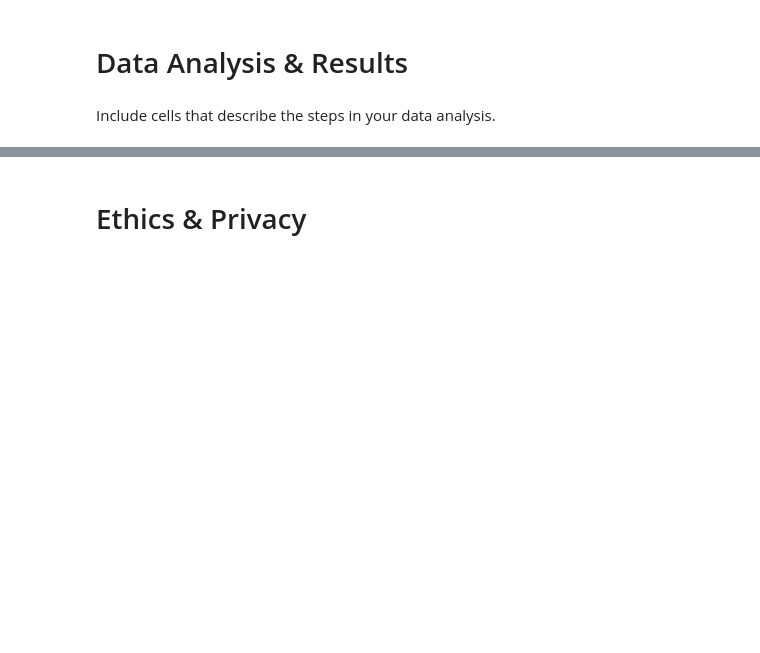
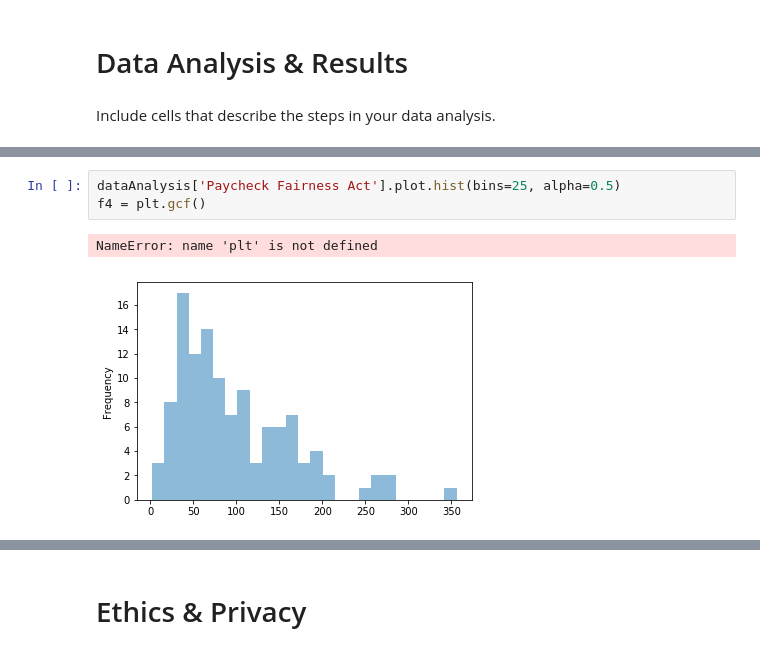
Before and after one commit to annsudhart/politician-tweet-analysis, a Jupyter notebook: data_collection.ipynb, the cells around one changed output, grey strips where cells are left out. Saved outputs shown, nothing was run; the diff lists cells and outputs as text; blank space fills up the shorter version.

```diff
--- a/data_collection.ipynb
+++ b/data_collection.ipynb
@@ -217,0 +297,6 @@ Include cells that describe the steps in your data analysis.
+# %%
+dataAnalysis['Paycheck Fairness Act'].plot.hist(bins=25, alpha=0.5)
+f4 = plt.gcf()
+# %% [output]
+NameError: name 'plt' is not defined
+[figure, added]
```
Also changed, not shown: parts of 13 cells of this notebook.
